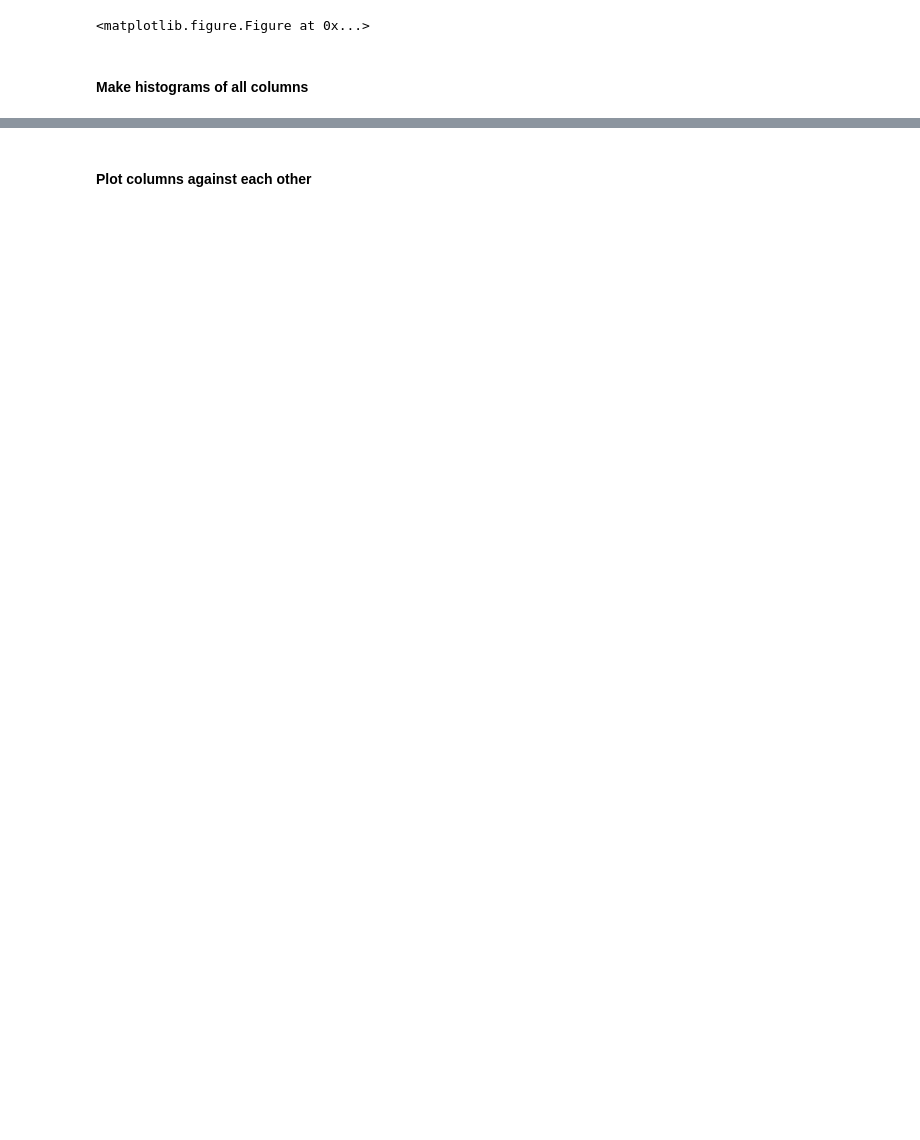
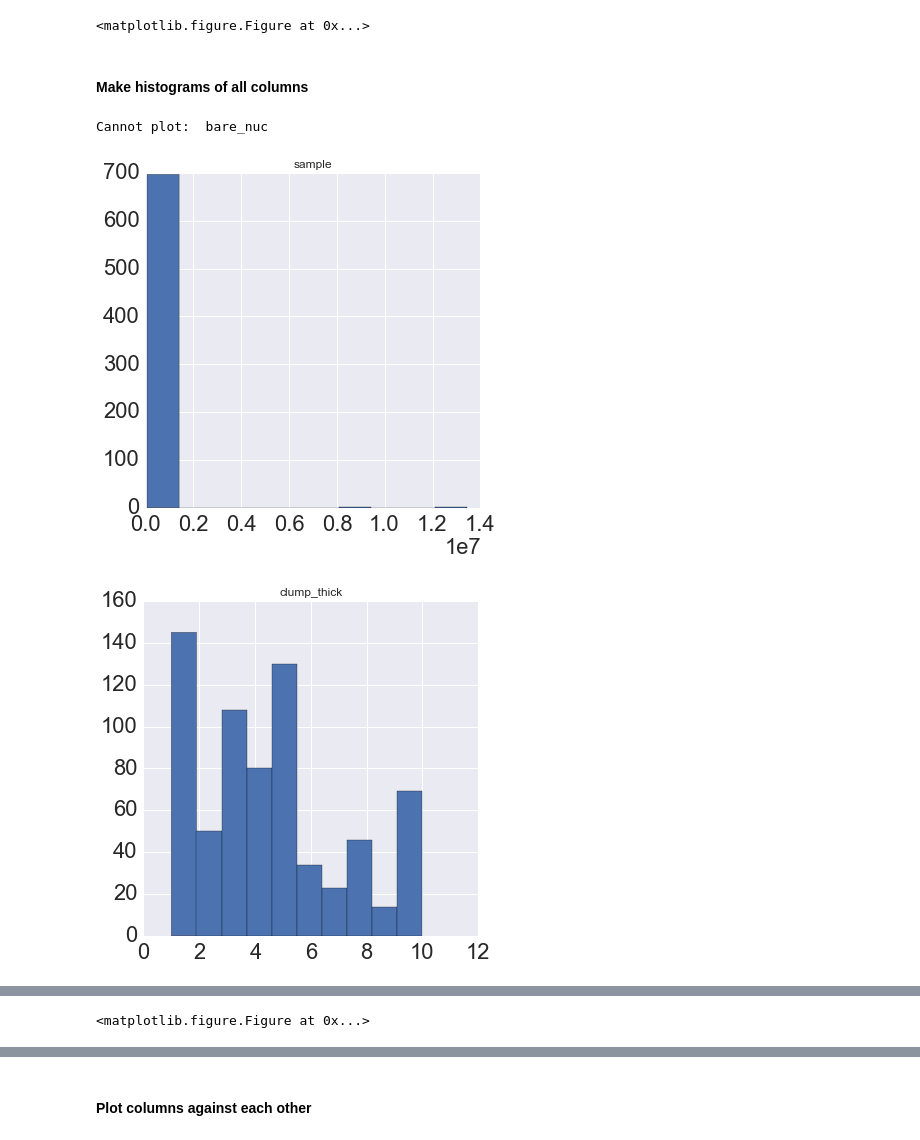
Before and after one commit to balmandhunter/general_data_analysis, a Jupyter notebook: berk_data_analysis.ipynb, the cells around one changed output, grey strips where cells are left out. Cells and saved outputs as stored; diff of their text form; code cells hidden in the pictures; blank space fills up the shorter version.

```diff
--- a/berk_data_analysis.ipynb
+++ b/berk_data_analysis.ipynb
@@ -116,3 +138,9 @@ Cannon plot column four
 <matplotlib.figure.Figure at 0x...>
 # %% [markdown]
 #### Make histograms of all columns
+# %%
+plot_column_hist(df, col_names)
+# %% [output]
+Cannot plot:  bare_nuc
+[figure, added]
+[figure, added]
@@ -118,0 +155 @@ Cannon plot column four
+<matplotlib.figure.Figure at 0x...>
```
Also changed, not shown: parts of 58 cells of this notebook, 2 other files.
